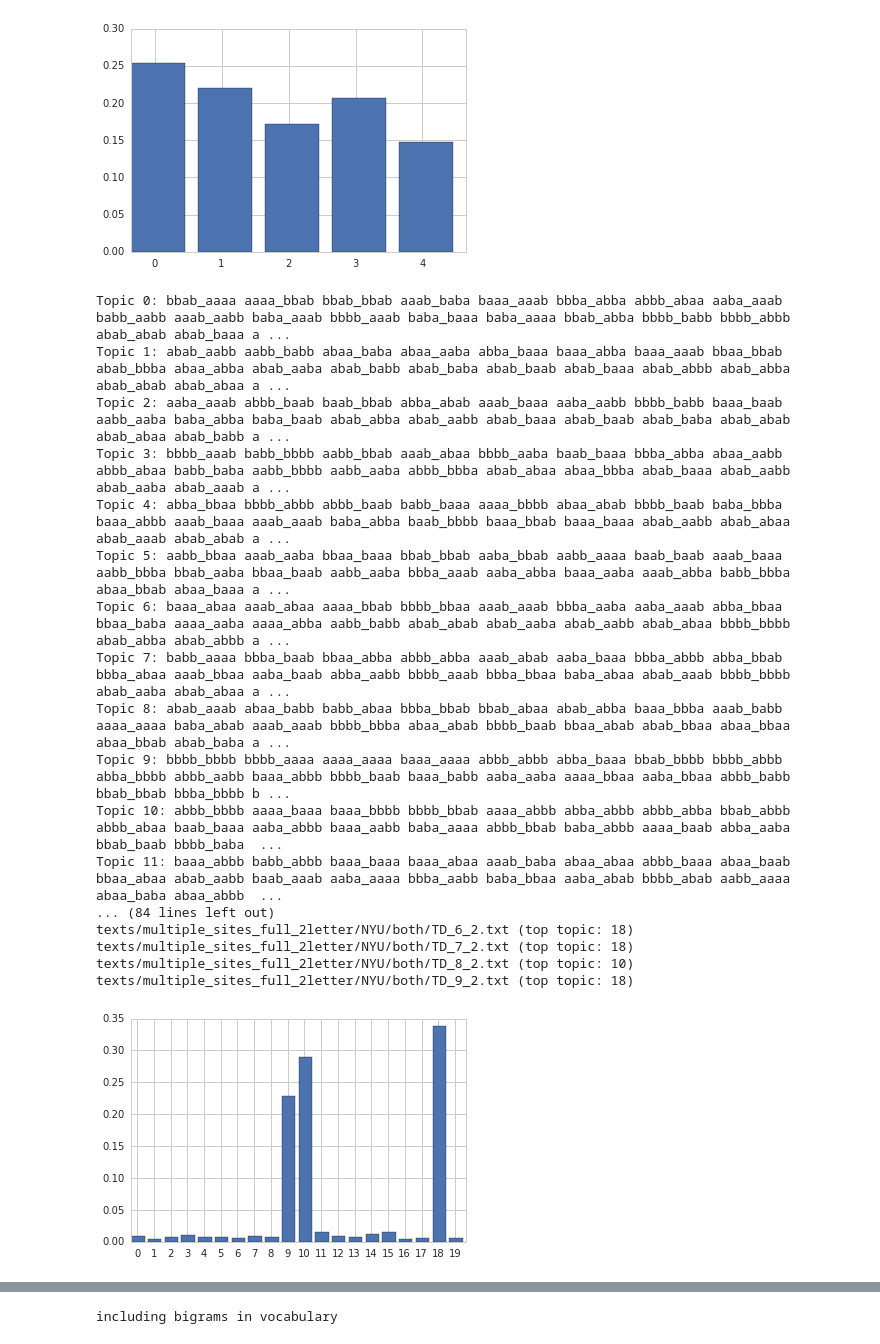
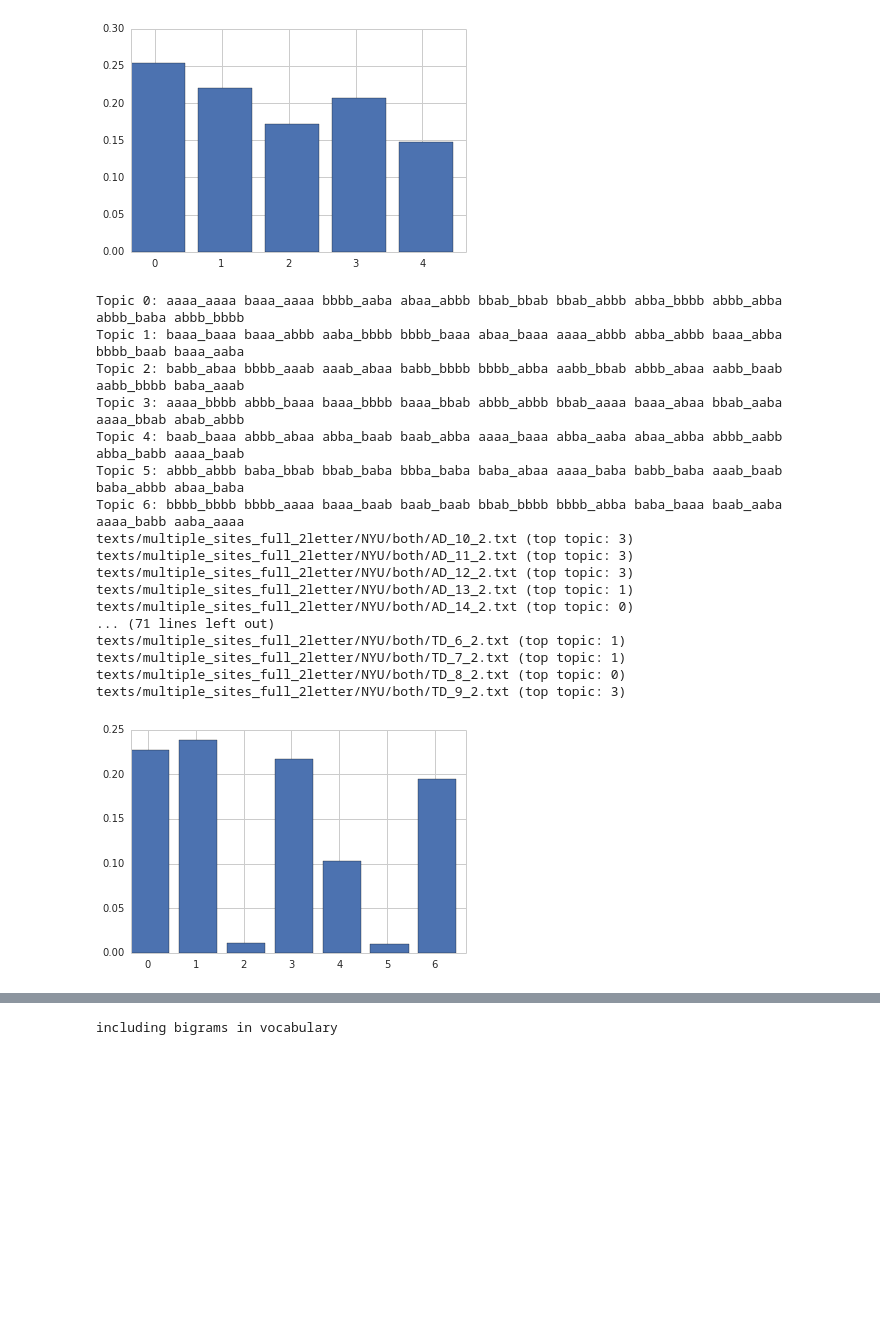
Before and after one commit to boomsbloom/media-nlp, a Jupyter notebook: topic_models.ipynb, the cells around one changed output, grey strips where cells are left out. Drawn from its saved outputs; the diff is of its cells as text; code cells hidden in the pictures; blank space fills up the shorter version.

Commit message:
moar topic models

```diff
--- a/topic_models.ipynb
+++ b/topic_models.ipynb
@@ -91,49 +93,50 @@ Topic 4: abbb_abbb abba_aaba abba_baaa bbab_aaaa bbbb_bbab
 # %%
 path = 'texts/multiple_sites_full_2letter/NYU/both'
 
 letters = ['b','c']
 textNames = sorted([os.path.join(path, fn) for fn in os.listdir(path)])
 
 scripts = sorted([os.path.join(path, fn) for fn in os.listdir(path)])
 for script in scripts:
     if '.DS_Store' in script:
         scripts.remove(script)
 
 # for LDA
 delimiter = 'none' #or ',' type of delimiter between your words in the document
-nTopics = 20 # number of topics to create
-nWords = 27 #4 # number of top words to return per topic; is actually n - 1 (so 3 for 2 words)
+nTopics = 7 #7 is best so far at 65% enet class with all topics # number of topics to create
+# NEED MORE ROBUST MEASURE OF HOW MANY WORDS IM USING IN MY TOPIC COMPARISON
+nWords = 11#27 #4 # number of top words to return per topic; is actually n - 1 (so 3 for 2 words)
 nIters = 1000 # number of iterations for sampling
 
 documents = getDocuments(scripts, delimiter, False, textNames)
 
 topics, topicProbs, indivProbs, featureNames, dtm  = ldaModel(scripts,nTopics,nIters,nWords,documents) # run LDA to get topics
 
 fig, ax = plt.subplots()
 index = np.arange(len(topicProbs))
 ax.bar(index,topicProbs) #s=20 should be abstracted to number of words in topics
 bar_width = 0.35
 plt.xticks(index + bar_width, (map(str,range(nTopics))))
 plt.show()
 # %% [output]
-Topic 0: bbab_aaaa aaaa_bbab bbab_bbab aaab_baba baaa_aaab bbba_abba abbb_abaa aaba_aaab babb_aabb aaab_aabb baba_aaab bbbb_aaab baba_baaa baba_aaaa bbab_abba bbbb_babb bbbb_abbb abab_abab abab_baaa a ...
-Topic 1: abab_aabb aabb_babb abaa_baba abaa_aaba abba_baaa baaa_abba baaa_aaab bbaa_bbab abab_bbba abaa_abba abab_aaba abab_babb abab_baba abab_baab abab_baaa abab_abbb abab_abba abab_abab abab_abaa a ...
-Topic 2: aaba_aaab abbb_baab baab_bbab abba_abab aaab_baaa aaba_aabb bbbb_babb baaa_baab aabb_aaba baba_abba baba_baab abab_abba abab_aabb abab_baaa abab_baab abab_baba abab_abab abab_abaa abab_babb a ...
-Topic 3: bbbb_aaab babb_bbbb aabb_bbab aaab_abaa bbbb_aaba baab_baaa bbba_abba abaa_aabb abbb_abaa babb_baba aabb_bbbb aabb_aaba abbb_bbba abab_abaa abaa_bbba abab_baaa abab_aabb abab_aaba abab_aaab a ...
-Topic 4: abba_bbaa bbbb_abbb abbb_baab babb_baaa aaaa_bbbb abaa_abab bbbb_baab baba_bbba baaa_abbb aaab_baaa aaab_aaab baba_abba baab_bbbb baaa_bbab baaa_baaa abab_aabb abab_abaa abab_aaab abab_abab a ...
-Topic 5: aabb_bbaa aaab_aaba bbaa_baaa bbab_bbab aaba_bbab aabb_aaaa baab_baab aaab_baaa aabb_bbba bbab_aaba bbaa_baab aabb_aaba bbba_aaab aaba_abba baaa_aaba aaab_abba babb_bbba abaa_bbab abaa_baaa a ...
-Topic 6: baaa_abaa aaab_abaa aaaa_bbab bbbb_bbaa aaab_aaab bbba_aaba aaba_aaab abba_bbaa bbaa_baba aaaa_aaba aaaa_abba aabb_babb abab_abab abab_aaba abab_aabb abab_abaa bbbb_bbbb abab_abba abab_abbb a ...
-Topic 7: babb_aaaa bbba_baab bbaa_abba abbb_abba aaab_abab aaba_baaa bbba_abbb abba_bbab bbba_abaa aaab_bbaa aaba_baab abba_aabb bbbb_aaab bbba_bbaa baba_abaa abab_aaab bbbb_bbbb abab_aaba abab_abaa a ...
-Topic 8: abab_aaab abaa_babb babb_abaa bbba_bbab bbab_abaa abab_abba baaa_bbba aaab_babb aaaa_aaaa baba_abab aaab_aaab bbbb_bbba abaa_abab bbbb_baab bbaa_abab abab_bbaa abaa_bbaa abaa_bbab abab_baba a ...
-Topic 9: bbbb_bbbb bbbb_aaaa aaaa_aaaa baaa_aaaa abbb_abbb abba_baaa bbab_bbbb bbbb_abbb abba_bbbb abbb_aabb baaa_abbb bbbb_baab baaa_babb aaba_aaba aaaa_bbaa aaba_bbaa abbb_babb bbab_bbab bbba_bbbb b ...
-Topic 10: abbb_bbbb aaaa_baaa baaa_bbbb bbbb_bbab aaaa_abbb abba_abbb abbb_abba bbab_abbb abbb_abaa baab_baaa aaba_abbb baaa_aabb baba_aaaa abbb_bbab baba_abbb aaaa_baab abba_aaba bbab_baab bbbb_baba  ...
-Topic 11: baaa_abbb babb_abbb baaa_baaa baaa_abaa aaab_baba abaa_abaa abbb_baaa abaa_baab bbaa_abaa abab_aabb baab_aaab aaba_aaaa bbba_aabb baba_bbaa aaba_abab bbbb_abab aabb_aaaa abaa_baba abaa_abbb  ...
-... (84 lines left out)
-texts/multiple_sites_full_2letter/NYU/both/TD_6_2.txt (top topic: 18)
-texts/multiple_sites_full_2letter/NYU/both/TD_7_2.txt (top topic: 18)
-texts/multiple_sites_full_2letter/NYU/both/TD_8_2.txt (top topic: 10)
-texts/multiple_sites_full_2letter/NYU/both/TD_9_2.txt (top topic: 18)
+Topic 0: aaaa_aaaa baaa_aaaa bbbb_aaba abaa_abbb bbab_bbab bbab_abbb abba_bbbb abbb_abba abbb_baba abbb_bbbb
+Topic 1: baaa_baaa baaa_abbb aaba_bbbb bbbb_baaa abaa_baaa aaaa_abbb abba_abbb baaa_abba bbbb_baab baaa_aaba
+Topic 2: babb_abaa bbbb_aaab aaab_abaa babb_bbbb bbbb_abba aabb_bbab abbb_abaa aabb_baab aabb_bbbb baba_aaab
+Topic 3: aaaa_bbbb abbb_baaa baaa_bbbb baaa_bbab abbb_abbb bbab_aaaa baaa_abaa bbab_aaba aaaa_bbab abab_abbb
+Topic 4: baab_baaa abbb_abaa abba_baab baab_abba aaaa_baaa abba_aaba abaa_abba abbb_aabb abba_babb aaaa_baab
+Topic 5: abbb_abbb baba_bbab bbab_baba bbba_baba baba_abaa aaaa_baba babb_baba aaab_baab baba_abbb abaa_baba
+Topic 6: bbbb_bbbb bbbb_aaaa baaa_baab baab_baab bbab_bbbb bbbb_abba baba_baaa baab_aaba aaaa_babb aaba_aaaa
+texts/multiple_sites_full_2letter/NYU/both/AD_10_2.txt (top topic: 3)
+texts/multiple_sites_full_2letter/NYU/both/AD_11_2.txt (top topic: 3)
+texts/multiple_sites_full_2letter/NYU/both/AD_12_2.txt (top topic: 3)
+texts/multiple_sites_full_2letter/NYU/both/AD_13_2.txt (top topic: 1)
+texts/multiple_sites_full_2letter/NYU/both/AD_14_2.txt (top topic: 0)
+... (71 lines left out)
+texts/multiple_sites_full_2letter/NYU/both/TD_6_2.txt (top topic: 1)
+texts/multiple_sites_full_2letter/NYU/both/TD_7_2.txt (top topic: 1)
+texts/multiple_sites_full_2letter/NYU/both/TD_8_2.txt (top topic: 0)
+texts/multiple_sites_full_2letter/NYU/both/TD_9_2.txt (top topic: 3)
-[figure, old version]
+[figure, new version]
 # %%
 topic_nums = range(nTopics)
 
```
Also changed, not shown: parts of 5 cells of this notebook, 1 other file.
